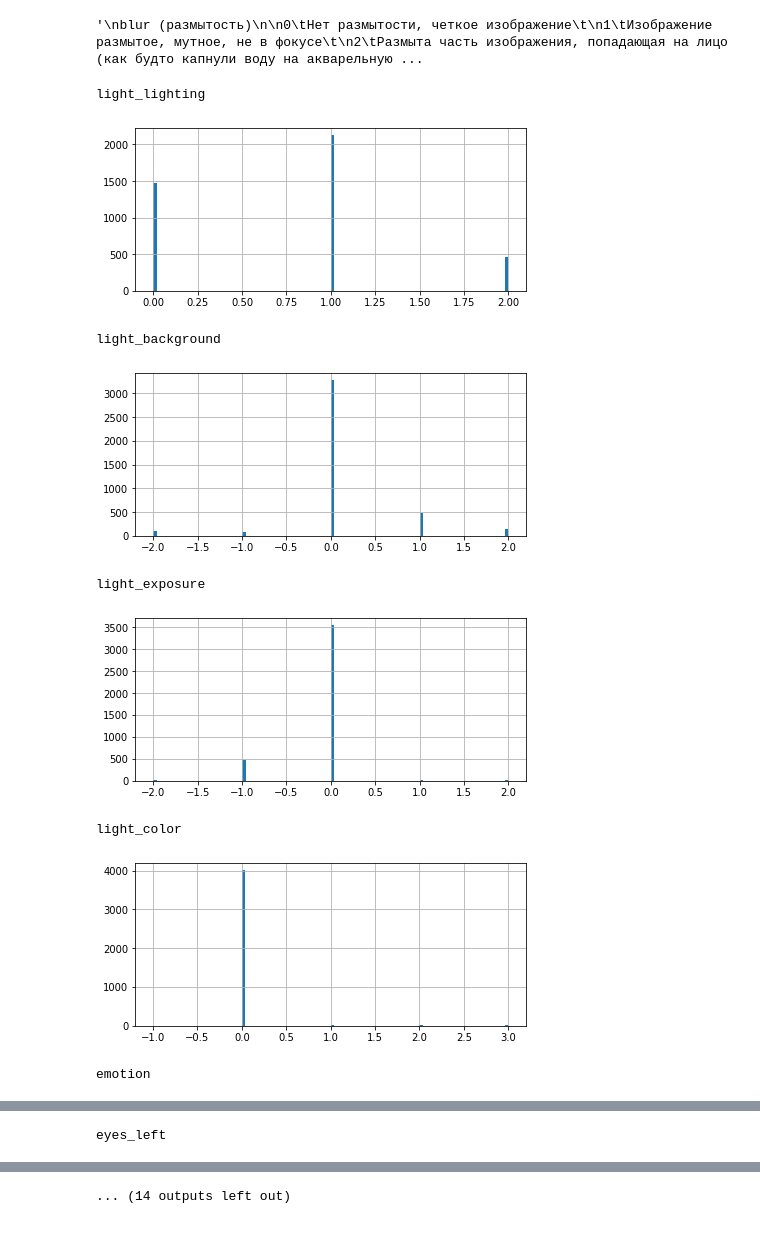
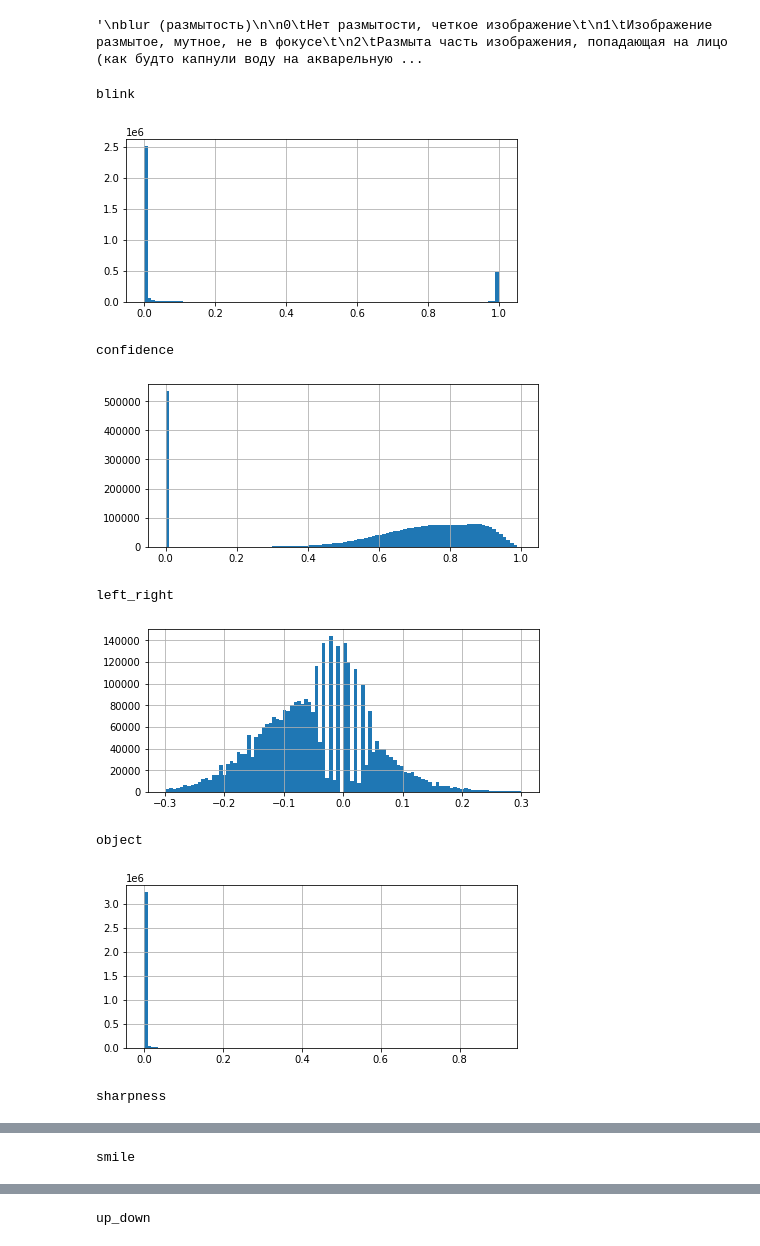
Before and after one commit to IgorSondors/data_eyes, a Jupyter notebook: check_labels.ipynb, the cells around one changed output, grey strips where cells are left out. Cells and saved outputs as stored; diff of their text form; code cells hidden in the pictures.

Commit message:
frames data scripts

```diff
--- a/check_labels.ipynb
+++ b/check_labels.ipynb
@@ -3,7 +3,9 @@ import matplotlib.pyplot as plt
 import pandas as pd
 import cv2
 
-df_test = pd.read_csv('/home/yandex/igor/data_eyes/tags_57_71_const_genome.csv', sep=';')
+df_test = pd.read_csv('/home/yandex/igor/data_eyes/csv/altyn_frames_podium_const_sep_norm.csv', sep=';')
+#df_test = df_test[df_test.lndm_ok!= 0]
+#df_test = df_test[df_test.lndm_ok!= 2]
 #df_test = df_test[df_test.const_left!= -1]
 #df_test = df_test[df_test.const_right!= -1]
 #df_test = df_test[df_test.const_left!= float('inf')]
@@ -132,19 +134,22 @@ blur (размытость)
 # %% [output]
 '\nblur (размытость)\n\n0\tНет размытости, четкое изображение\t\n1\tИзображение размытое, мутное, не в фокусе\t\n2\tРазмыта часть изображения, попадающая на лицо (как будто капнули воду на акварельную ...
 # %%
+skip_list = ['file', 'basename', 'filename', 'const_left', 'const_right', 'bounding_box', 'bounding_box_center_x', 'bounding_box_center_x_deviation',
+'bounding_box_center_y', 'bounding_box_center_y_deviation', 'facial_landmarks', 'bounding_box_width_relative', 'bounding_box_width', 'bounding_box_height_relative', 'bounding_box_height']
+interested_list = ['sharpness', 'object', 'confidence', 'blink', 'left_right', 'up_down', 'smile']
 for i in list(df_test.columns.values):
-    if i != 'basename' and i != 'filename' and i != 'const_left' and i != 'const_right':
+    if i in interested_list:
         print(i)
         df_test[i].hist(bins = 100, figsize = (7, 3))
         plt.show()
         print('\n')
 # %% [output]
-light_lighting
+blink
-[figure, old version]
+[figure, new version]
-light_background
+confidence
-[figure, old version]
+[figure, new version]
-light_exposure
+left_right
-[figure, old version]
+[figure, new version]
-light_color
+object
-[figure, old version]
+[figure, new version]
-emotion
+sharpness
@@ -152 +157 @@ emotion
-eyes_left
+smile
@@ -154 +159 @@ eyes_left
-... (14 outputs left out)
+up_down
```
Also changed, not shown: parts of 38 cells of this notebook, 48 other files.
